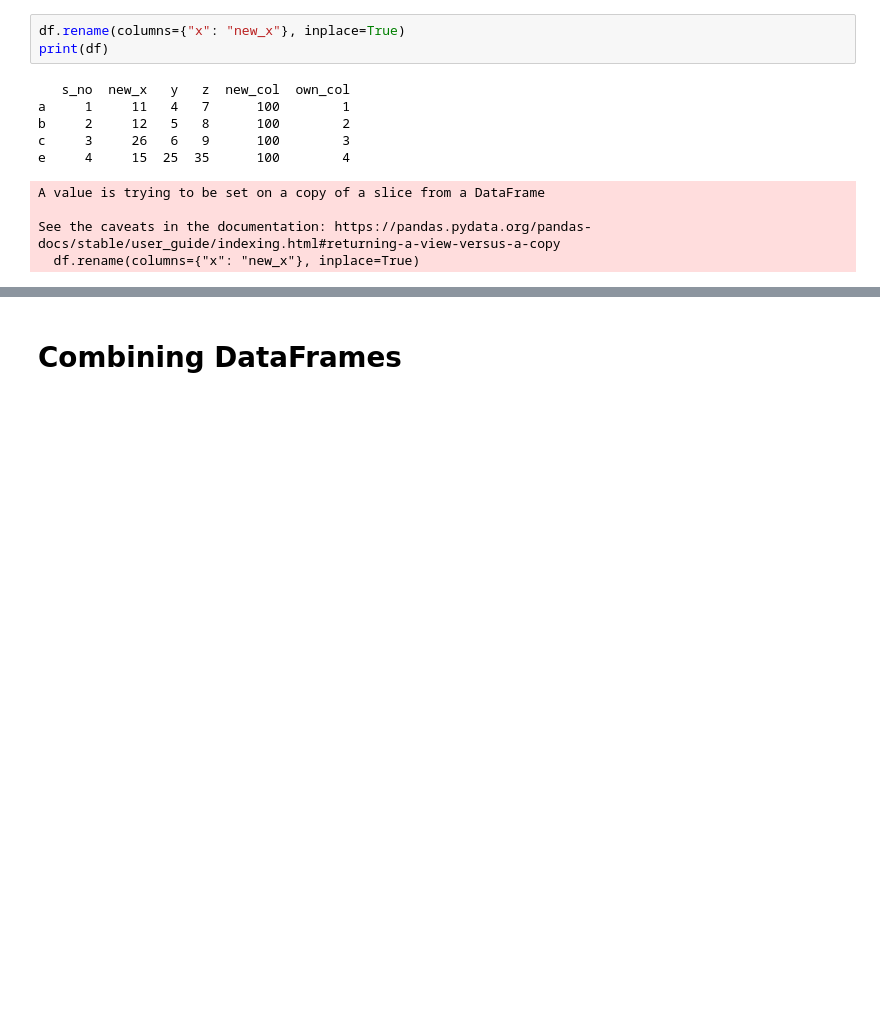
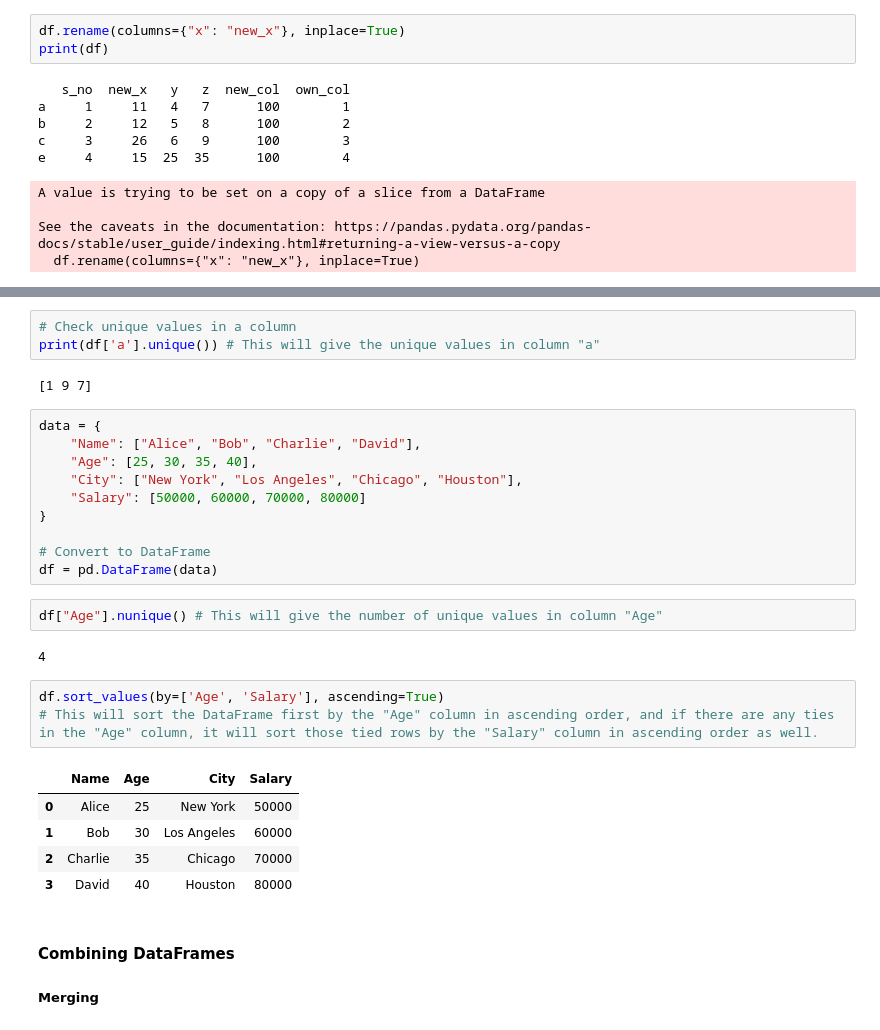
Before and after one commit to NRMT-MAIN/AI-ML-Learning, a Jupyter notebook: 3.Pandas/Pandas.ipynb, the cells around one changed output, grey strips where cells are left out. Saved outputs shown, nothing was run; the diff lists cells and outputs as text; blank space fills up the shorter version.

Commit message:
Merging and Concating Dataframes

```diff
--- a/3.Pandas/Pandas.ipynb
+++ b/3.Pandas/Pandas.ipynb
@@ -789,5 +799,34 @@ df.sort_values(by='Age', ascending=False)
+# %%
+# Check unique values in a column
+print(df['a'].unique()) # This will give the unique values in column "a"
+# %% [output]
+[1 9 7]
+# %%
+data = {
+    "Name": ["Alice", "Bob", "Charlie", "David"],
+    "Age": [25, 30, 35, 40],
+    "City": ["New York", "Los Angeles", "Chicago", "Houston"],
+    "Salary": [50000, 60000, 70000, 80000]
+}
+
+# Convert to DataFrame
+df = pd.DataFrame(data)
+# %%
+df["Age"].nunique() # This will give the number of unique values in column "Age"
+# %% [output]
+4
+# %%
+df.sort_values(by=['Age', 'Salary'], ascending=True)
+# This will sort the DataFrame first by the "Age" column in ascending order, and if there are any ties in the "Age" column, it will sort those tied rows by the "Salary" column in ascending order as well.
+# %% [output]
+|  | Name | Age | City | Salary |
+| 0 | Alice | 25 | New York | 50000 |
+| 1 | Bob | 30 | Los Angeles | 60000 |
+| 2 | Charlie | 35 | Chicago | 70000 |
+| 3 | David | 40 | Houston | 80000 |
 # %% [markdown]
-# Combining DataFrames
+#### Combining DataFrames
+##### Merging
 # %%
 df1 = pd.DataFrame({
     "city": ["mumbai", "delhi", "banglore", "hyderabad"],
```
Also changed, not shown: parts of 24 cells of this notebook.
